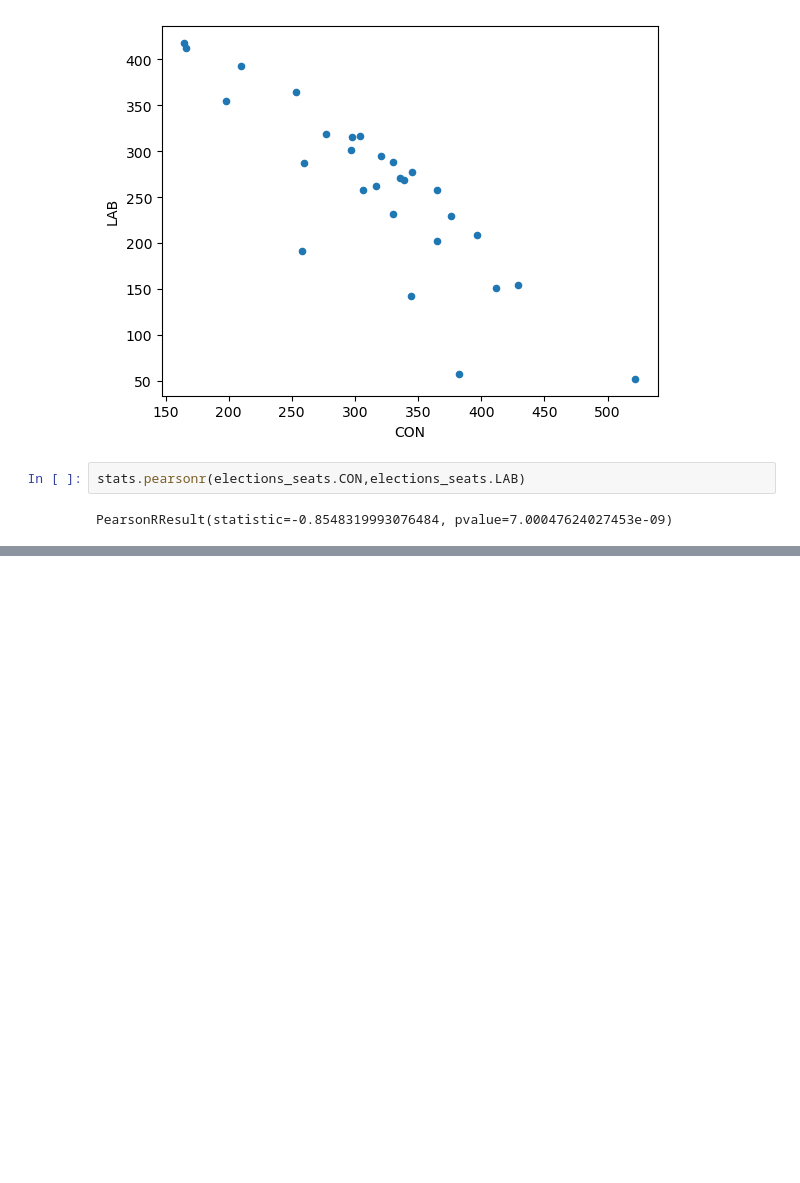
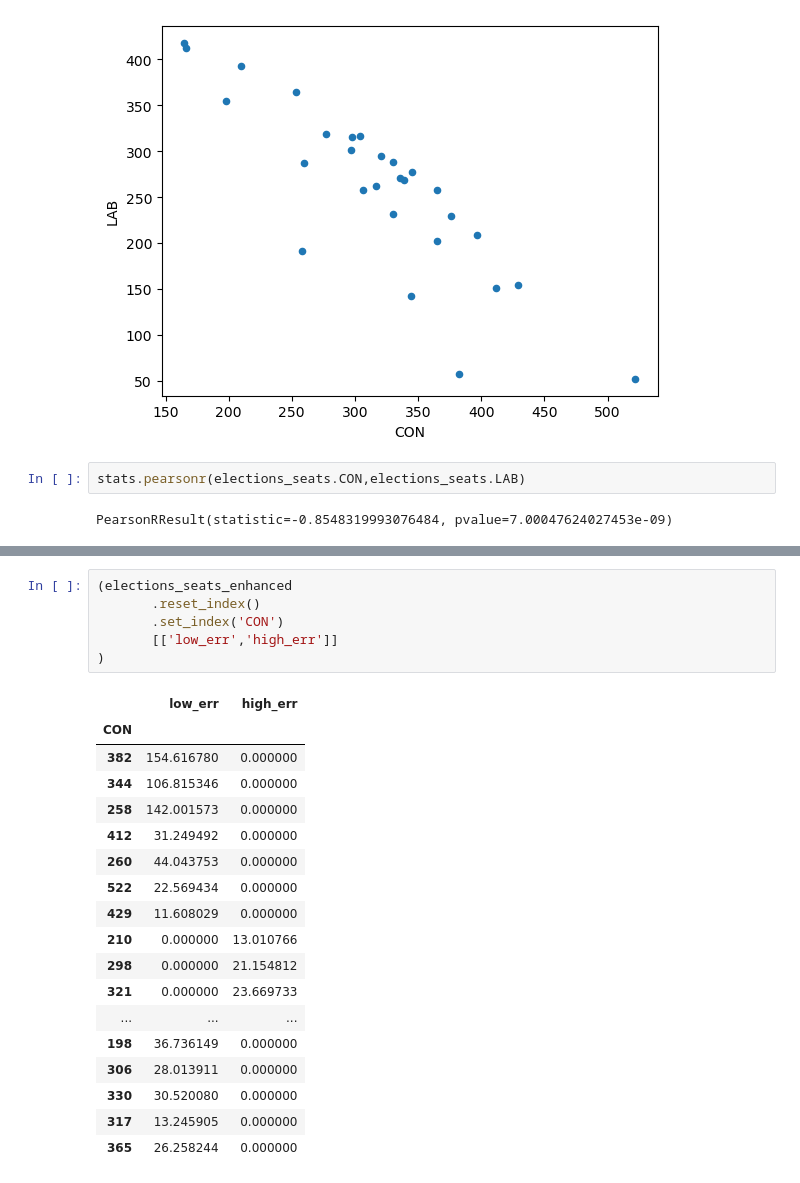
Before and after one commit to stelios-c/uk_votes, a Jupyter notebook: uk_elections.ipynb, the cells around one changed output, grey strips where cells are left out. Drawn from its saved outputs; the diff is of its cells as text; blank space fills up the shorter version.

```diff
--- a/uk_elections.ipynb
+++ b/uk_elections.ipynb
@@ -189,0 +197,25 @@ residuals_no_out.loc['1924':].plot(kind='bar')
+# %%
+(elections_seats_enhanced
+       .reset_index()
+       .set_index('CON')
+       [['low_err','high_err']]
+)
+# %% [output]
+|  | low_err | high_err |
+| CON |  |  |
+| 382 | 154.616780 | 0.000000 |
+| 344 | 106.815346 | 0.000000 |
+| 258 | 142.001573 | 0.000000 |
+| 412 | 31.249492 | 0.000000 |
+| 260 | 44.043753 | 0.000000 |
+| 522 | 22.569434 | 0.000000 |
+| 429 | 11.608029 | 0.000000 |
+| 210 | 0.000000 | 13.010766 |
+| 298 | 0.000000 | 21.154812 |
+| 321 | 0.000000 | 23.669733 |
+| ... | ... | ... |
+| 198 | 36.736149 | 0.000000 |
+| 306 | 28.013911 | 0.000000 |
+| 330 | 30.520080 | 0.000000 |
+| 317 | 13.245905 | 0.000000 |
+| 365 | 26.258244 | 0.000000 |
```
Also changed, not shown: parts of 25 cells of this notebook.
